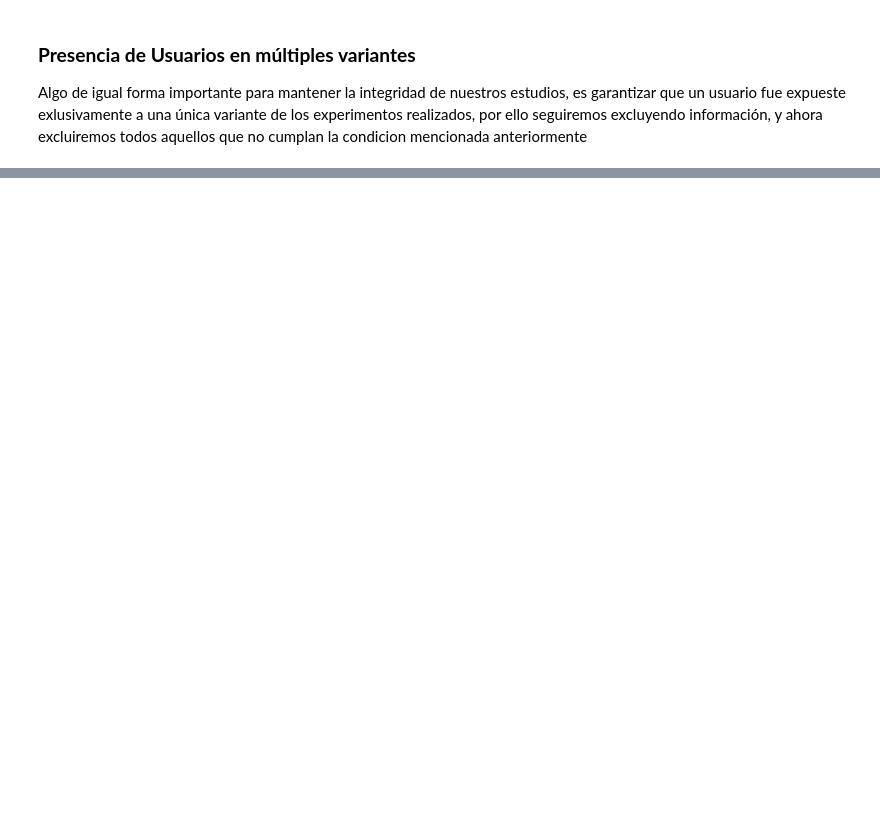
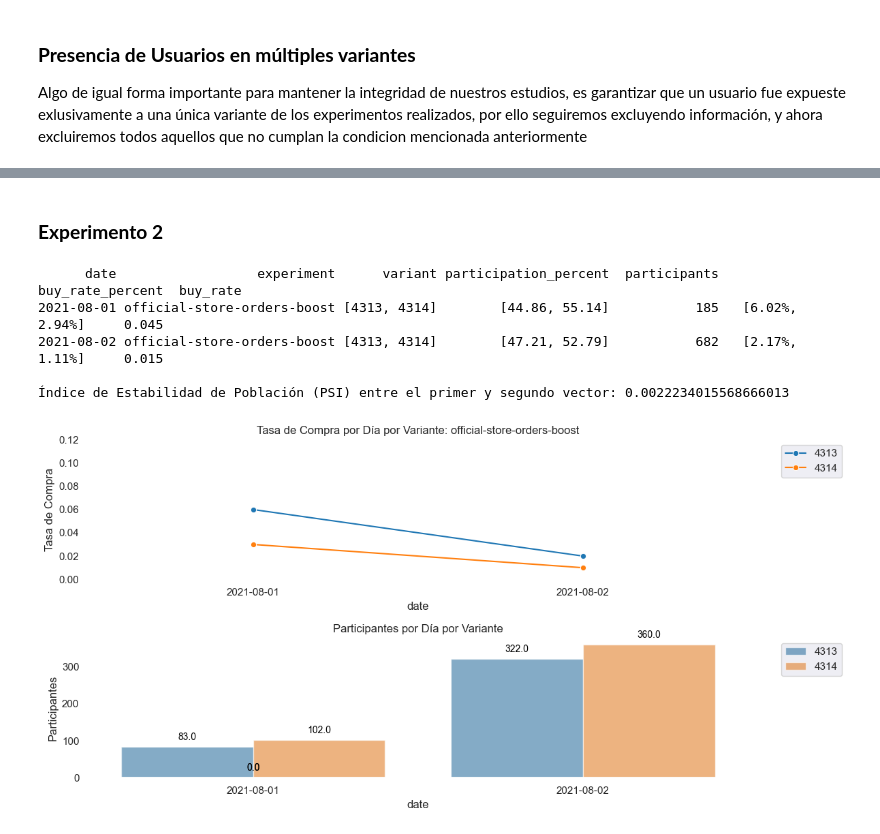
Before and after one commit to jmpaiba123/AB_Testing_Meli, a Jupyter notebook: jupyter_notebooks/02_Validaciones_datos.ipynb, the cells around one changed output, grey strips where cells are left out. Drawn from its saved outputs; the diff is of its cells as text; code cells hidden in the pictures; blank space fills up the shorter version.

```diff
--- a/jupyter_notebooks/02_Validaciones_datos.ipynb
+++ b/jupyter_notebooks/02_Validaciones_datos.ipynb
@@ -235,0 +341,11 @@ probabilidad de que una variante sea mejor que las otras, expected loss: riesgo
+# %% [markdown]
+### **Experimento 2**
+# %%
+analyzer.analisis_experimento('official-store-orders-boost')
+# %% [output]
+      date                  experiment      variant participation_percent  participants buy_rate_percent  buy_rate
+2021-08-01 official-store-orders-boost [4313, 4314]        [44.86, 55.14]           185   [6.02%, 2.94%]     0.045
+2021-08-02 official-store-orders-boost [4313, 4314]        [47.21, 52.79]           682   [2.17%, 1.11%]     0.015
+
+Índice de Estabilidad de Población (PSI) entre el primer y segundo vector: 0.0022234015568666013
+[figure, added]
```
Also changed, not shown: parts of 33 cells of this notebook.
